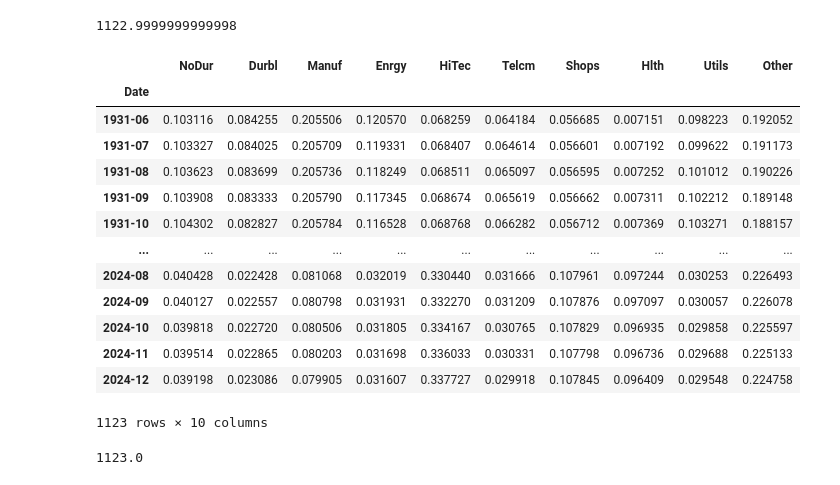
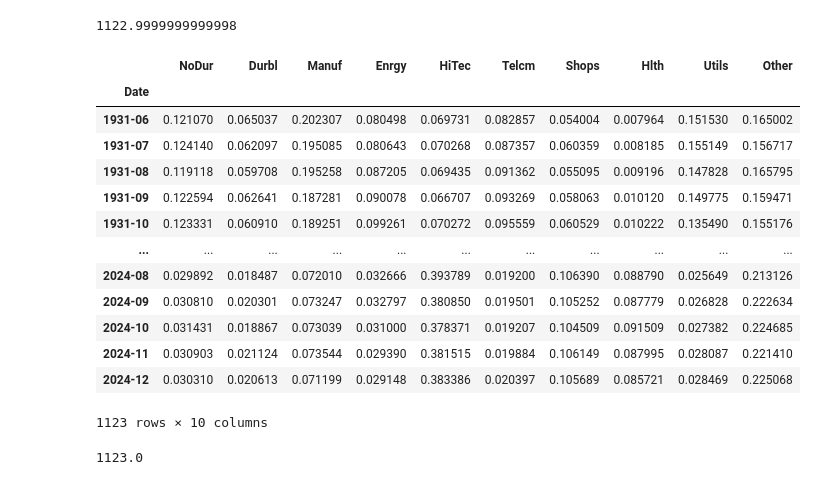
Before and after one commit to fangsitang/TP2_PortfolioManagement, a Jupyter notebook: New_Part_A.ipynb, the cells around one changed output. Cells and saved outputs as stored; diff of their text form; code cells hidden in the pictures.

```diff
--- a/New_Part_A.ipynb
+++ b/New_Part_A.ipynb
@@ -322,6 +322,9 @@ row_sums.sum(axis=0)
 1122.9999999999998
 # %%
 #6--WEIGHTS LINEARLY RELATED TO MARKET CAP
+
+import pandas as pd
+import numpy as np
 
 # Load number of firms dataset
 df_firms = pd.read_csv("Data For Part A/10_Industry_Portfolios_Firms.csv", na_values=[-99.99, -999])
@@ -336,48 +339,49 @@ df_size.rename(columns={df_size.columns[0]: 'Date'}, inplace=True)
 # Convert 'Date' column to datetime format
 df_firms['Date'] = pd.to_datetime(df_firms['Date'], format='%Y%m', errors='coerce')
 df_size['Date'] = pd.to_datetime(df_size['Date'], format='%Y%m', errors='coerce')
 
 # Convert numerical columns to float type
 numeric_cols_firms = df_firms.columns.drop('Date')
 numeric_cols_size = df_size.columns.drop('Date')
 
 df_firms[numeric_cols_firms] = df_firms[numeric_cols_firms].apply(pd.to_numeric, errors='coerce')
 df_size[numeric_cols_size] = df_size[numeric_cols_size].apply(pd.to_numeric, errors='coerce')
 
 # Set Date as index and convert to PeriodIndex (monthly data)
 df_firms.set_index('Date', inplace=True)
 df_size.set_index('Date', inplace=True)
 
 df_firms.index = df_firms.index.to_period('M')
 df_size.index = df_size.index.to_period('M')
 
 # Step 1: Compute Market Capitalization
 df_market_cap = df_firms * df_size  # Multiply # of firms by avg market cap
 
-# Step 2: Compute Market Cap Weights
-weights_df6 = df_market_cap.div(df_market_cap.sum(axis=1), axis=0)
+# Step 2: Shift Market Capitalization by One Month to Use Prior Month Data
+df_market_cap_shifted = df_market_cap.shift(1)  # Shift market cap one month back
 
-# Step 3: Apply 60-Month Rolling Window
-weights_df6 = weights_df6.rolling(window=60, min_periods=60).mean()
+# Step 3: Compute Market Cap Weights Using Prior Month Data
+weights_df6 = df_market_cap_shifted.div(df_market_cap_shifted.sum(axis=1), axis=0)
 
 # Step 4: Drop Rows Before June 1931
 weights_df6 = weights_df6.loc["1931-06":]
 
+# Display the modified weights
 weights_df6
 # %% [output]
 |  | NoDur | Durbl | Manuf | Enrgy | HiTec | Telcm | Shops | Hlth | Utils | Other |
 | Date |  |  |  |  |  |  |  |  |  |  |
-| 1931-06 | 0.103116 | 0.084255 | 0.205506 | 0.120570 | 0.068259 | 0.064184 | 0.056685 | 0.007151 | 0.098223 | 0.192052 |
-| 1931-07 | 0.103327 | 0.084025 | 0.205709 | 0.119331 | 0.068407 | 0.064614 | 0.056601 | 0.007192 | 0.099622 | 0.191173 |
-| 1931-08 | 0.103623 | 0.083699 | 0.205736 | 0.118249 | 0.068511 | 0.065097 | 0.056595 | 0.007252 | 0.101012 | 0.190226 |
-| 1931-09 | 0.103908 | 0.083333 | 0.205790 | 0.117345 | 0.068674 | 0.065619 | 0.056662 | 0.007311 | 0.102212 | 0.189148 |
-| 1931-10 | 0.104302 | 0.082827 | 0.205784 | 0.116528 | 0.068768 | 0.066282 | 0.056712 | 0.007369 | 0.103271 | 0.188157 |
+| 1931-06 | 0.121070 | 0.065037 | 0.202307 | 0.080498 | 0.069731 | 0.082857 | 0.054004 | 0.007964 | 0.151530 | 0.165002 |
+| 1931-07 | 0.124140 | 0.062097 | 0.195085 | 0.080643 | 0.070268 | 0.087357 | 0.060359 | 0.008185 | 0.155149 | 0.156717 |
+| 1931-08 | 0.119118 | 0.059708 | 0.195258 | 0.087205 | 0.069435 | 0.091362 | 0.055095 | 0.009196 | 0.147828 | 0.165795 |
+| 1931-09 | 0.122594 | 0.062641 | 0.187281 | 0.090078 | 0.066707 | 0.093269 | 0.058063 | 0.010120 | 0.149775 | 0.159471 |
+| 1931-10 | 0.123331 | 0.060910 | 0.189251 | 0.099261 | 0.070272 | 0.095559 | 0.060529 | 0.010222 | 0.135490 | 0.155176 |
 | ... | ... | ... | ... | ... | ... | ... | ... | ... | ... | ... |
-| 2024-08 | 0.040428 | 0.022428 | 0.081068 | 0.032019 | 0.330440 | 0.031666 | 0.107961 | 0.097244 | 0.030253 | 0.226493 |
-| 2024-09 | 0.040127 | 0.022557 | 0.080798 | 0.031931 | 0.332270 | 0.031209 | 0.107876 | 0.097097 | 0.030057 | 0.226078 |
-| 2024-10 | 0.039818 | 0.022720 | 0.080506 | 0.031805 | 0.334167 | 0.030765 | 0.107829 | 0.096935 | 0.029858 | 0.225597 |
-| 2024-11 | 0.039514 | 0.022865 | 0.080203 | 0.031698 | 0.336033 | 0.030331 | 0.107798 | 0.096736 | 0.029688 | 0.225133 |
-| 2024-12 | 0.039198 | 0.023086 | 0.079905 | 0.031607 | 0.337727 | 0.029918 | 0.107845 | 0.096409 | 0.029548 | 0.224758 |
+| 2024-08 | 0.029892 | 0.018487 | 0.072010 | 0.032666 | 0.393789 | 0.019200 | 0.106390 | 0.088790 | 0.025649 | 0.213126 |
+| 2024-09 | 0.030810 | 0.020301 | 0.073247 | 0.032797 | 0.380850 | 0.019501 | 0.105252 | 0.087779 | 0.026828 | 0.222634 |
+| 2024-10 | 0.031431 | 0.018867 | 0.073039 | 0.031000 | 0.378371 | 0.019207 | 0.104509 | 0.091509 | 0.027382 | 0.224685 |
+| 2024-11 | 0.030903 | 0.021124 | 0.073544 | 0.029390 | 0.381515 | 0.019884 | 0.106149 | 0.087995 | 0.028087 | 0.221410 |
+| 2024-12 | 0.030310 | 0.020613 | 0.071199 | 0.029148 | 0.383386 | 0.020397 | 0.105689 | 0.085721 | 0.028469 | 0.225068 |
 1123 rows × 10 columns
 # %%
 row_sums = weights_df6.sum(axis=1)
```
Also changed, not shown: parts of 1 cell of this notebook.
